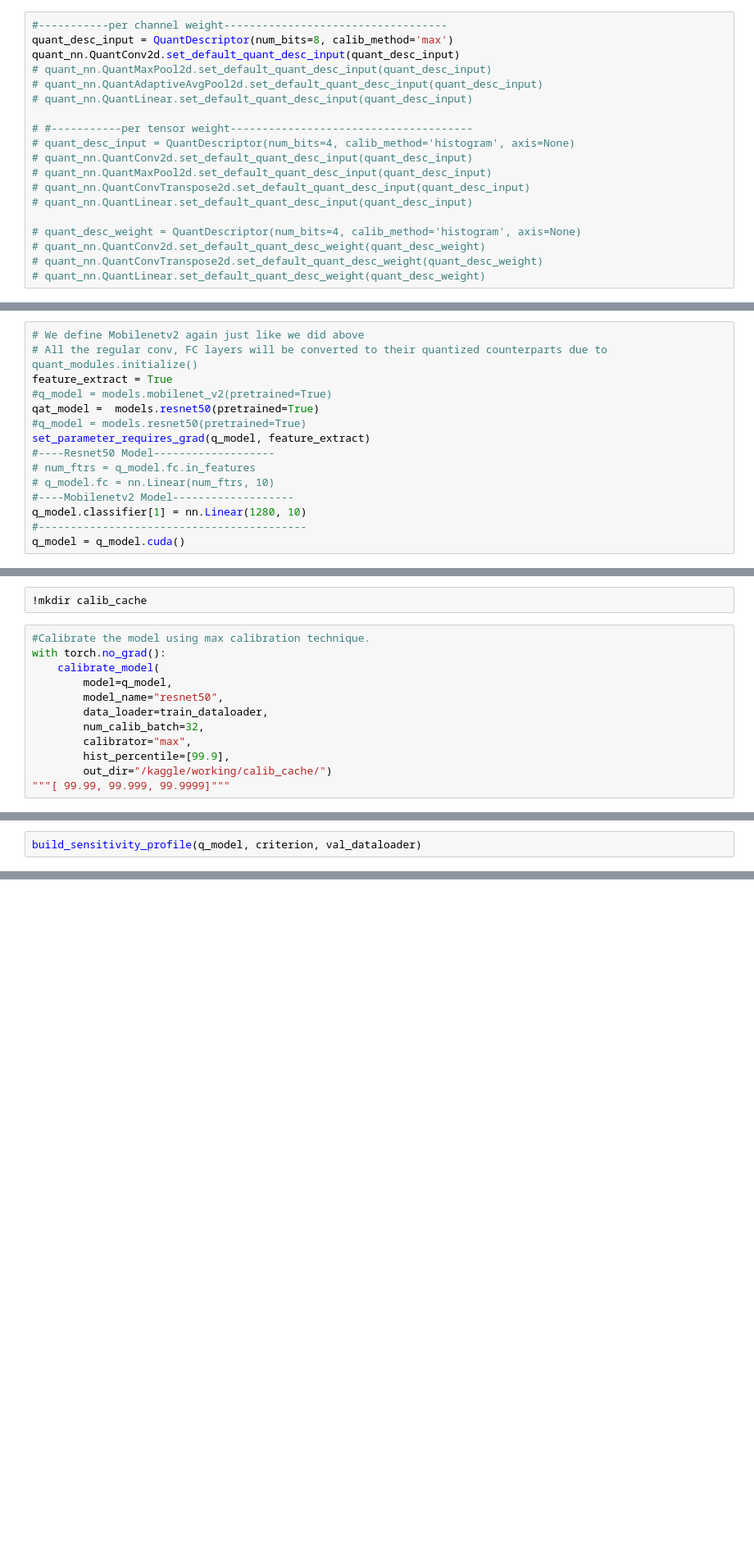
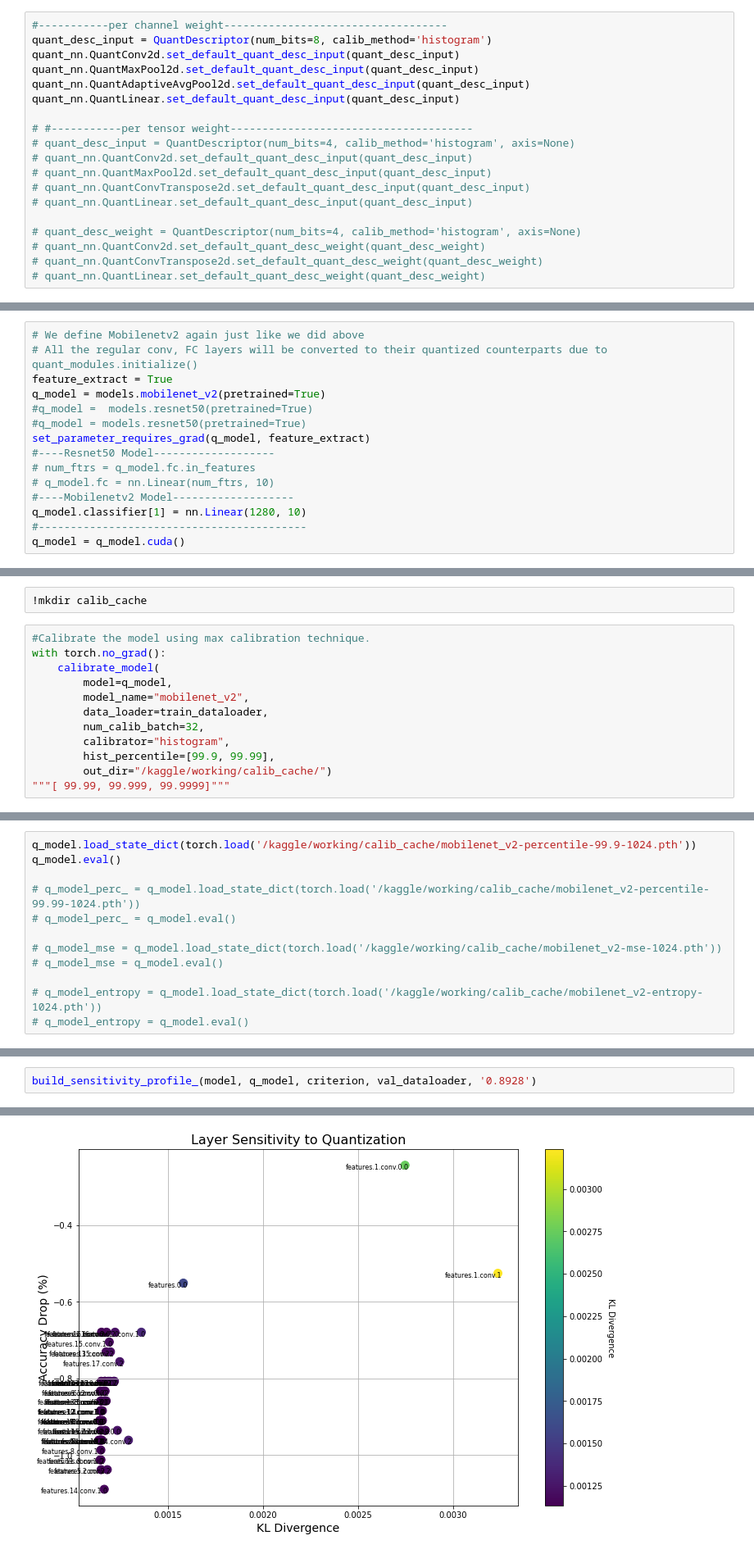
Before and after one commit to namrathasanjay/TensorRT-Quantization-ImageClassification, a Jupyter notebook: modelquantization-inference.ipynb, the cells around one changed output, grey strips where cells are left out. Shown at 82% size. Cells and saved outputs as stored; diff of their text form; blank space fills up the shorter version.

Commit message:
Kaggle Notebook | ModelQuantization - Inference | v4

```diff
--- a/modelquantization-inference.ipynb
+++ b/modelquantization-inference.ipynb
@@ -1234,10 +1036,10 @@ here QuantConv2d(
 # %%
 #-----------per channel weight-----------------------------------
-quant_desc_input = QuantDescriptor(num_bits=8, calib_method='max')
+quant_desc_input = QuantDescriptor(num_bits=8, calib_method='histogram')
 quant_nn.QuantConv2d.set_default_quant_desc_input(quant_desc_input)
-# quant_nn.QuantMaxPool2d.set_default_quant_desc_input(quant_desc_input)
-# quant_nn.QuantAdaptiveAvgPool2d.set_default_quant_desc_input(quant_desc_input)
-# quant_nn.QuantLinear.set_default_quant_desc_input(quant_desc_input)
+quant_nn.QuantMaxPool2d.set_default_quant_desc_input(quant_desc_input)
+quant_nn.QuantAdaptiveAvgPool2d.set_default_quant_desc_input(quant_desc_input)
+quant_nn.QuantLinear.set_default_quant_desc_input(quant_desc_input)
 
 # #-----------per tensor weight--------------------------------------
 # quant_desc_input = QuantDescriptor(num_bits=4, calib_method='histogram', axis=None)
@@ -1256,8 +1058,8 @@ quant_modules.initialize()
 # We define Mobilenetv2 again just like we did above
 # All the regular conv, FC layers will be converted to their quantized counterparts due to quant_modules.initialize()
 feature_extract = True
-#q_model = models.mobilenet_v2(pretrained=True)
-qat_model =  models.resnet50(pretrained=True)
+q_model = models.mobilenet_v2(pretrained=True)
+#q_model =  models.resnet50(pretrained=True)
 #q_model = models.resnet50(pretrained=True)
 set_parameter_requires_grad(q_model, feature_extract)
 #----Resnet50 Model-------------------
@@ -1408,11 +1208,11 @@ def calibrate_model(model, model_name, data_loader, num_calib_batch, calibrator,
 with torch.no_grad():
     calibrate_model(
         model=q_model,
-        model_name="resnet50",
+        model_name="mobilenet_v2",
         data_loader=train_dataloader,
         num_calib_batch=32,
-        calibrator="max",
-        hist_percentile=[99.9],
+        calibrator="histogram",
+        hist_percentile=[99.9, 99.99],
         out_dir="/kaggle/working/calib_cache/")
 """[ 99.99, 99.999, 99.9999]"""
 # %% [output]
@@ -1444,0 +1284,12 @@ Resnet50 QAT accuracy using TensorRT: 94.31%
+# %%
+q_model.load_state_dict(torch.load('/kaggle/working/calib_cache/mobilenet_v2-percentile-99.9-1024.pth'))
+q_model.eval()
+
+# q_model_perc_ = q_model.load_state_dict(torch.load('/kaggle/working/calib_cache/mobilenet_v2-percentile-99.99-1024.pth'))
+# q_model_perc_ = q_model.eval()
+
+# q_model_mse = q_model.load_state_dict(torch.load('/kaggle/working/calib_cache/mobilenet_v2-mse-1024.pth'))
+# q_model_mse = q_model.eval()
+
+# q_model_entropy = q_model.load_state_dict(torch.load('/kaggle/working/calib_cache/mobilenet_v2-entropy-1024.pth'))
+# q_model_entropy = q_model.eval()
@@ -1476,4 +1345,5 @@ def build_sensitivity_profile(model, criterion, data_loader_test):
     # Print out all layers that were analyzed for sensitivity
     print("Quantization sensitivity analysis completed for layers:", quant_layer_names)
 # %%
-build_sensitivity_profile(q_model, criterion, val_dataloader)
+build_sensitivity_profile_(model, q_model, criterion, val_dataloader, '0.8928')
+# %% [output]
@@ -1479,0 +1367 @@ build_sensitivity_profile(q_model, criterion, val_dataloader)
+[figure, added]
```
Also changed, not shown: parts of 42 cells of this notebook.
